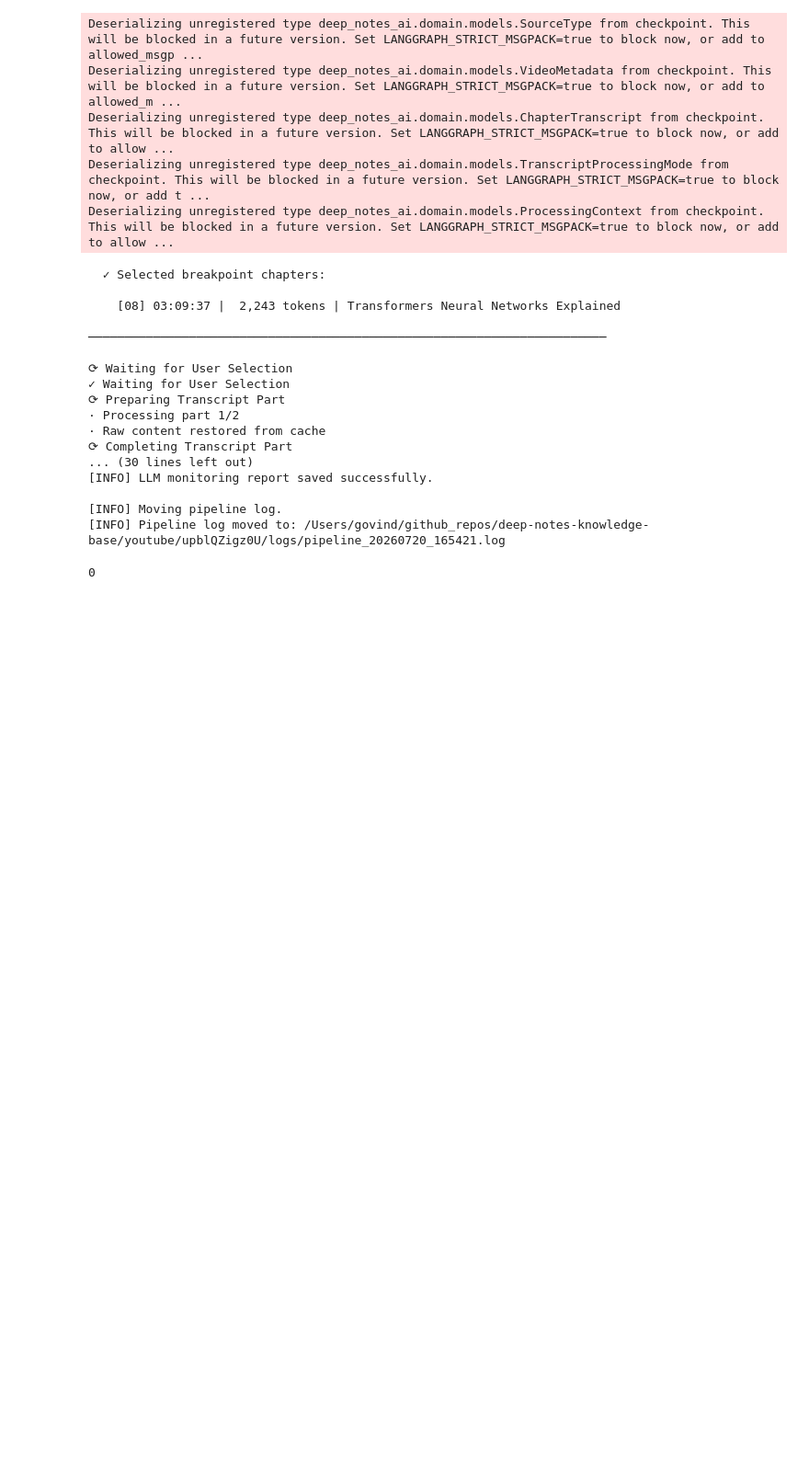
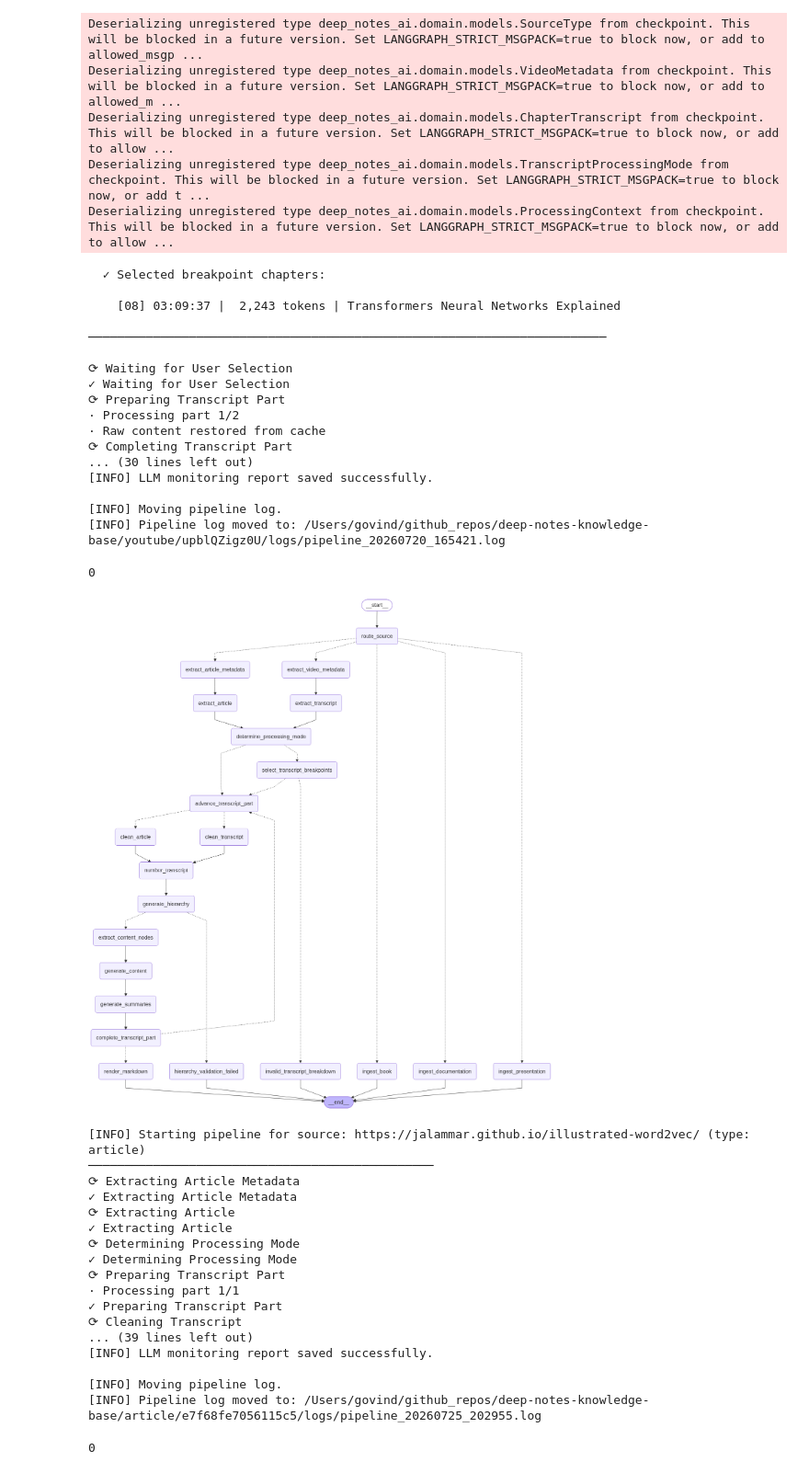
Before and after one commit to govindp47/deep-notes-ai, a Jupyter notebook: run_app.ipynb, the cells around one changed output. Shown at 92% size. Drawn from its saved outputs; the diff is of its cells as text; code cells hidden in the pictures; blank space fills up the shorter version.

```diff
--- a/run_app.ipynb
+++ b/run_app.ipynb
@@ -164,7 +164,7 @@ def _collect_breakpoint_selection(interrupt_value: dict) -> dict:
         }
 
 def run_pipeline(
-    youtube_url: str,
+    url: str,
     source_type: SourceType
 ):
 
@@ -192,15 +192,15 @@ def run_pipeline(
         return 1
 
     initial_state = {
-        "source": youtube_url,
+        "source": url,
         "source_type": source_type,
         "pipeline_complete": False,
         "error_message": None,
     }
 
-    print(f"[INFO] Starting pipeline for source: {youtube_url} (type: {source_type})")
+    print(f"[INFO] Starting pipeline for source: {url} (type: {source_type})")
     try:
-        config: dict = {"configurable": {"thread_id": youtube_url}}
+        config: dict = {"configurable": {"thread_id": url}}
 
         result = graph.invoke(initial_state, config=config)
 
@@ -319,4 +319,29 @@ Deserializing unregistered type deep_notes_ai.domain.models.ProcessingContext fr
 [INFO] Moving pipeline log.
 [INFO] Pipeline log moved to: /Users/govind/github_repos/deep-notes-knowledge-base/youtube/upblQZigz0U/logs/pipeline_20260720_165421.log
 0
+# %%
+run_pipeline(
+    url="https://jalammar.github.io/illustrated-word2vec/",
+    source_type=SourceType.ARTICLE
+)
+# %% [output]
+[figure, added]
+[INFO] Starting pipeline for source: https://jalammar.github.io/illustrated-word2vec/ (type: article)
+────────────────────────────────────────────────
+⟳ Extracting Article Metadata
+✓ Extracting Article Metadata
+⟳ Extracting Article
+✓ Extracting Article
+⟳ Determining Processing Mode
+✓ Determining Processing Mode
+⟳ Preparing Transcript Part
+· Processing part 1/1
+✓ Preparing Transcript Part
+⟳ Cleaning Transcript
+... (39 lines left out)
+[INFO] LLM monitoring report saved successfully.
+
+[INFO] Moving pipeline log.
+[INFO] Pipeline log moved to: /Users/govind/github_repos/deep-notes-knowledge-base/article/e7f68fe7056115c5/logs/pipeline_20260725_202955.log
+0
 # %%
```
Also changed, not shown: parts of 8 cells of this notebook, 14 other files.
